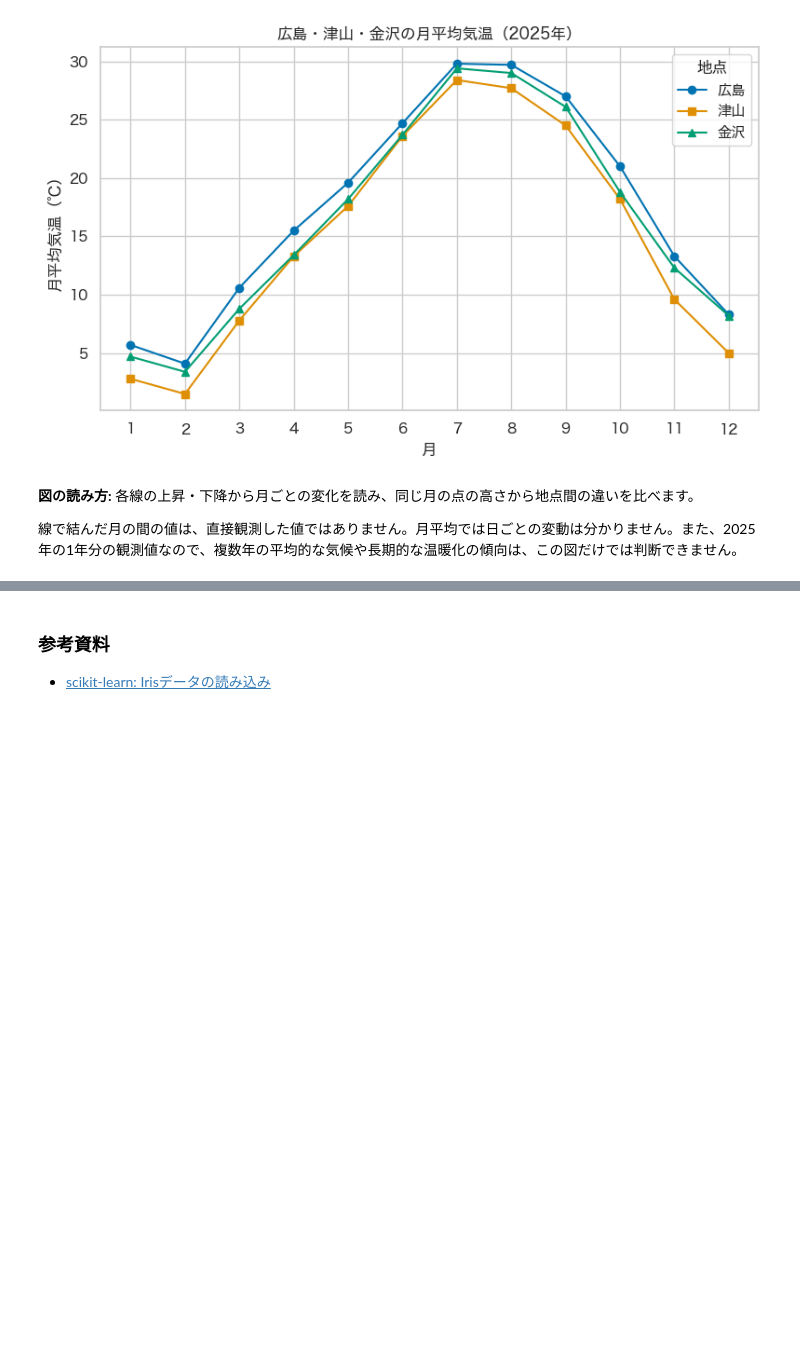
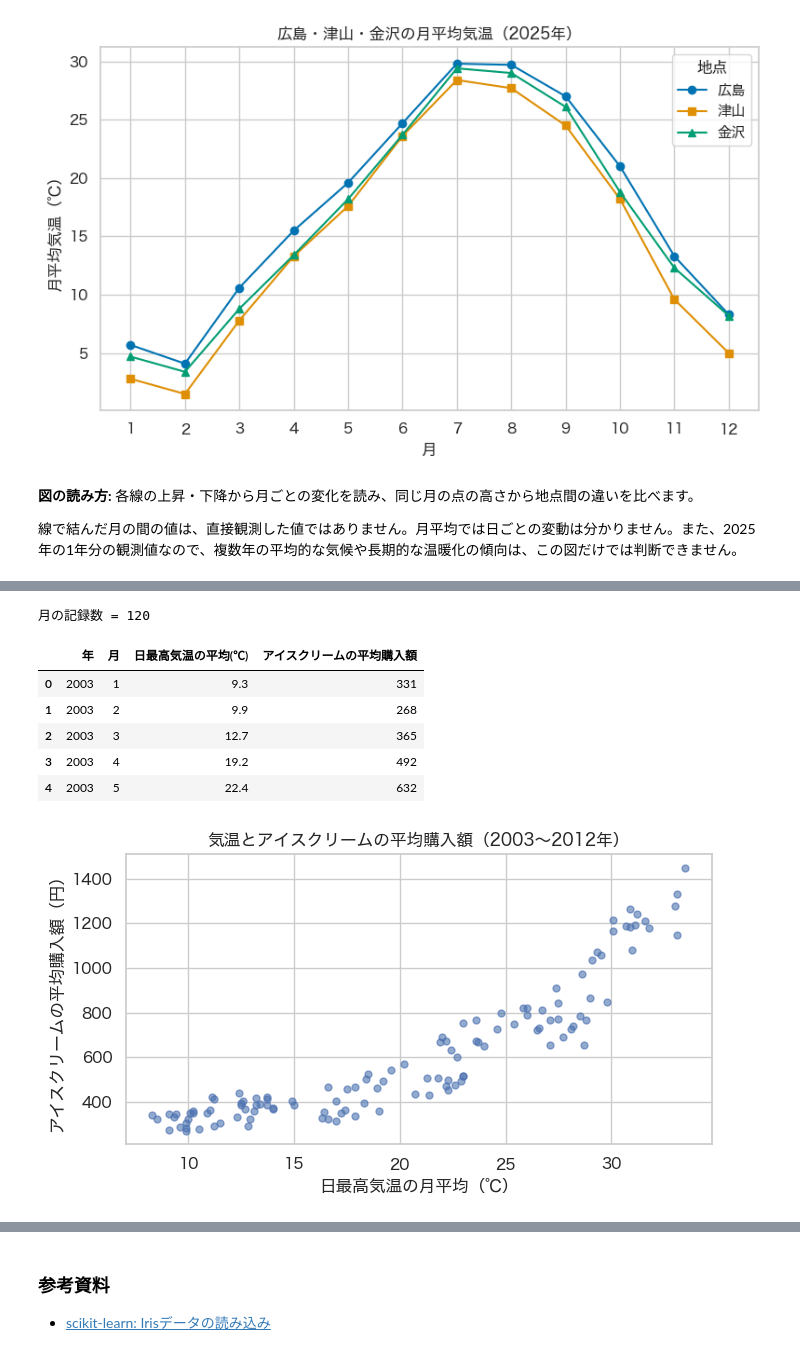
Before and after one commit to KazuhisaFujita/MachineLearning_training, a Jupyter notebook: notebook/lesson02_eda_template.ipynb, the cells around one changed output, grey strips where cells are left out. Saved outputs shown, nothing was run; the diff lists cells and outputs as text; code cells hidden in the pictures; blank space fills up the shorter version.

```diff
--- a/notebook/lesson02_eda_template.ipynb
+++ b/notebook/lesson02_eda_template.ipynb
@@ -949,0 +1038,65 @@ plt.show()
+# %%
+# ===== 演習B：気温とアイスクリームの平均購入額（このセルだけで実行できます） =====
+# Pathはファイルの場所を扱い、pandasはCSVを読み込んで表として扱う道具です。
+from pathlib import Path
+import pandas as pd
+# matplotlibはグラフ、displayはNotebookなどで表を表示するために使います。
+import matplotlib.pyplot as plt
+from IPython.display import display
+
+# 日本語表示のフォント候補です。環境に入っているものが使われます。
+plt.rcParams['font.family'] = 'sans-serif'
+plt.rcParams['font.sans-serif'] = [
+    'Hiragino Sans', 'Yu Gothic', 'Noto Sans CJK JP', 'IPAexGothic',
+    'Arial Unicode MS', 'DejaVu Sans'
+]
+
+# Notebookのフォルダから実行する場合は、datasetsフォルダのCSVを使います。
+# Pathの / はフォルダ名とファイル名をつなぎ、exists()はファイルの有無を調べます。
+ice_csv = Path('datasets/ice.csv')
+if not ice_csv.exists():
+    # リポジトリのルートから実行する場合は、こちらの場所を使います。
+    ice_csv = Path('notebook/datasets/ice.csv')
+if not ice_csv.exists():
+    # ファイルがないときは、必要なCSVを知らせて処理を止めます。
+    raise FileNotFoundError('datasetsフォルダにice.csvを置いてください。')
+
+# 1行が1か月の記録です。2003〜2012年の120か月分を読み込みます。
+ice_df = pd.read_csv(ice_csv)
+# len()で記録数を確認します。
+print('月の記録数 =', len(ice_df))
+# df[[列名1, 列名2, ...]]で複数の列を選びます。
+# head()は先頭5行を取り出す処理です。年月と作図する値の対応を確認します。
+# ここでは確認用に5行だけ表示しますが、下の図には全120行を使います。
+display(ice_df[['年', '月', '日最高気温の平均(℃)', 'アイスクリームの平均購入額']].head())
+
+# 横7インチ、縦4インチの新しい図を作ります。
+plt.figure(figsize=(7, 4))
+# scatter(横軸の値, 縦軸の値)で散布図を描きます。
+# 同じ行の気温と購入額が1組になり、1か月につき1点を打ちます。
+# 横軸の気温は「日最高気温の月平均」であり、月平均気温とは異なります。
+# sは点の面積を指定します（単位はポイントの2乗）。
+# alphaは不透明度です。0は透明、1は不透明で、点の重なりを見やすくします。
+plt.scatter(
+    ice_df['日最高気温の平均(℃)'], ice_df['アイスクリームの平均購入額'],
+    s=25, alpha=0.6
+)
+# 何のデータを描いた図か、タイトルと軸ラベルで示します。
+plt.title('気温とアイスクリームの平均購入額（2003〜2012年）')
+plt.xlabel('日最高気温の月平均（℃）')
+# 単位は元教材に従い円です。店舗の売上や個人の購入額と断定はしません。
+plt.ylabel('アイスクリームの平均購入額（円）')
+# 余白を調整してから図を表示します。
+plt.tight_layout()
+plt.show()
+# この演習では点の集まりの向きや広がりを観察します。
+# lesson03では、この関係を回帰直線で表し、予測と誤差を調べます。
+# %% [output]
+月の記録数 = 120
+|  | 年 | 月 | 日最高気温の平均(℃) | アイスクリームの平均購入額 |
+| 0 | 2003 | 1 | 9.3 | 331 |
+| 1 | 2003 | 2 | 9.9 | 268 |
+| 2 | 2003 | 3 | 12.7 | 365 |
+| 3 | 2003 | 4 | 19.2 | 492 |
+| 4 | 2003 | 5 | 22.4 | 632 |
+[figure, added]
```
Also changed, not shown: parts of 17 cells of this notebook, 10 other files.
